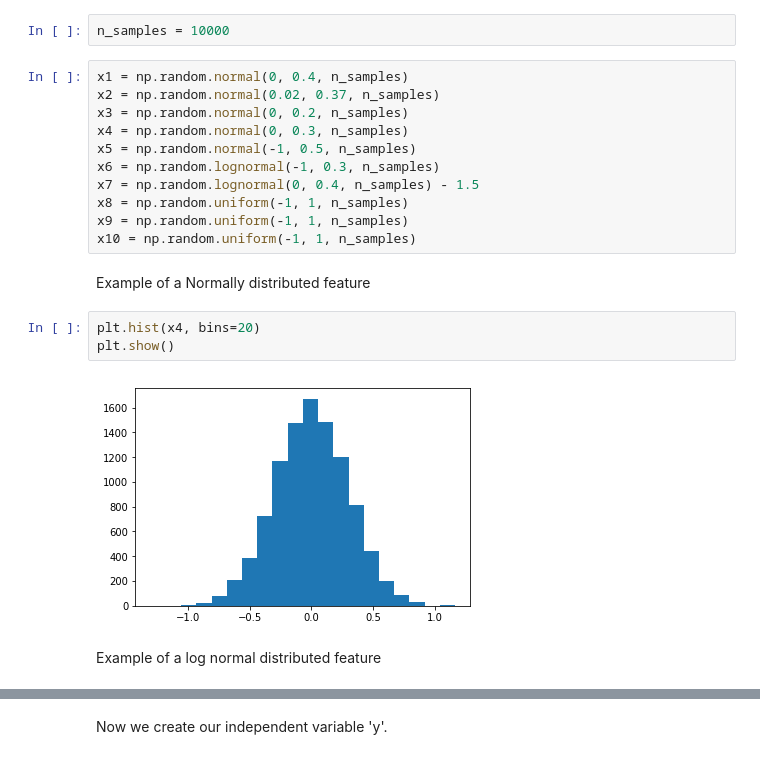
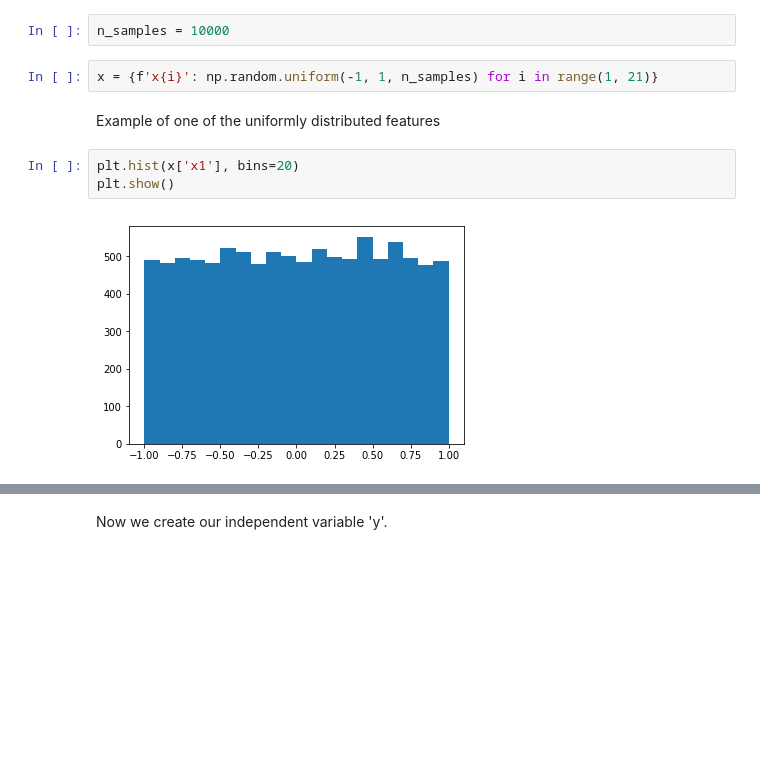
Before and after one commit to robddd/exploring-feature-importance, a Jupyter notebook: explore_feature_importance.ipynb, the cells around one changed output, grey strips where cells are left out. Drawn from its saved outputs; the diff is of its cells as text; blank space fills up the shorter version.

Commit message:
change to 20 uniformly distributed variables, with different weighting of their effect onto the dependent variables, remove interactions

```diff
--- a/explore_feature_importance.ipynb
+++ b/explore_feature_importance.ipynb
@@ -15,23 +15,12 @@ import math
 First create features from different random distributions. Features were designed to be roughly normalised with a range of [-1, 1]. Different distributions were used to see if this had an effect on feature importance.
 # %%
 n_samples = 10000
-# %%
-x1 = np.random.normal(0, 0.4, n_samples)
-x2 = np.random.normal(0.02, 0.37, n_samples)
-x3 = np.random.normal(0, 0.2, n_samples)
-x4 = np.random.normal(0, 0.3, n_samples)
-x5 = np.random.normal(-1, 0.5, n_samples)
-x6 = np.random.lognormal(-1, 0.3, n_samples)
-x7 = np.random.lognormal(0, 0.4, n_samples) - 1.5
-x8 = np.random.uniform(-1, 1, n_samples)
-x9 = np.random.uniform(-1, 1, n_samples)
-x10 = np.random.uniform(-1, 1, n_samples)
-# %% [markdown]
-Example of a Normally distributed feature
+# %%
+x = {f'x{i}': np.random.uniform(-1, 1, n_samples) for i in range(1, 21)}
+# %% [markdown]
+Example of one of the uniformly distributed features
 # %%
-plt.hist(x4, bins=20)
+plt.hist(x['x1'], bins=20)
 plt.show()
 # %% [output]
-[figure, old version]
+[figure, new version]
-# %% [markdown]
-Example of a log normal distributed feature
```
Also changed, not shown: parts of 18 cells of this notebook.
